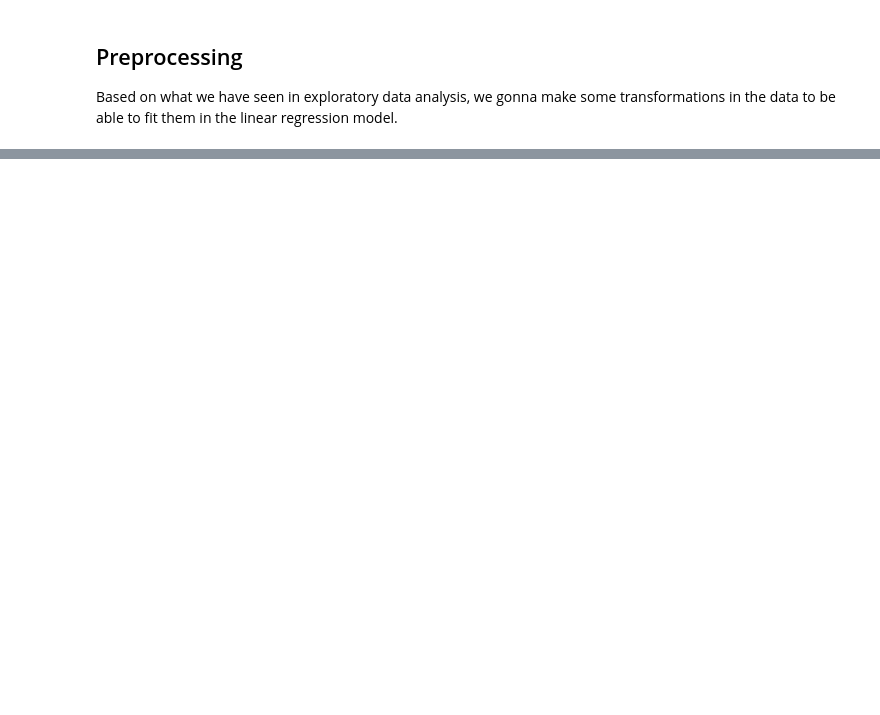
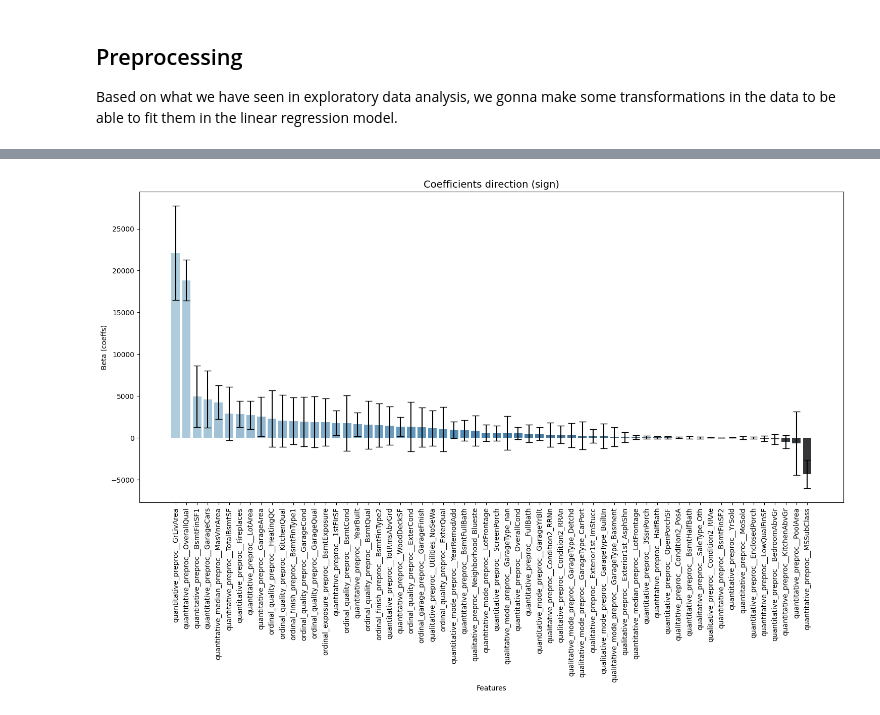
Before and after one commit to vitorbeltrao/ml-interpretability, a Jupyter notebook: linear_regression_interpretability.ipynb, the cells around one changed output, grey strips where cells are left out. Saved outputs shown, nothing was run; the diff lists cells and outputs as text; code cells hidden in the pictures; blank space fills up the shorter version.

```diff
--- a/linear_regression_interpretability.ipynb
+++ b/linear_regression_interpretability.ipynb
@@ -306,0 +760,33 @@ Evaluate the following rows (they are from the test set):
+# %%
+# filter df to not show the coeffs that went to 0
+filtered_coeffs = coeffs_df.loc[(coeffs_df['mean_coeffs_sign'] != 0.0) &
+                                (coeffs_df['mean_coeffs_sign'] != -0.0)]
+
+# Create a function of the graph to reuse later
+def barplot(figsize, title, data, x, y, xlabel, ylabel, error_data=None):
+    # Plot the graph
+    plt.figure(figsize=figsize)
+
+    # Title
+    plt.title(title, fontsize=14)
+
+    # Graph
+    sns.barplot(data=data, x=x, y=y, ci=None, palette="Blues_d")
+
+    # Adding error bars if error_data is provided
+    if error_data is not None:
+        std_err = error_data
+        plt.errorbar(data[x], data[y], yerr=std_err, fmt='none', color='k', capsize=5)
+
+    # Label
+    plt.xticks(rotation=90)
+    plt.xlabel(xlabel)
+    plt.ylabel(ylabel)
+    plt.show()
+
+# Example usage:
+barplot((18, 8), 'Coefficients direction (sign)', filtered_coeffs,
+        'features', 'mean_coeffs_sign', 'Features', 'Beta (coeffs)',
+        error_data=filtered_coeffs['coeffs_std'])
+# %% [output]
+[figure, added]
```
Also changed, not shown: parts of 61 cells of this notebook.
